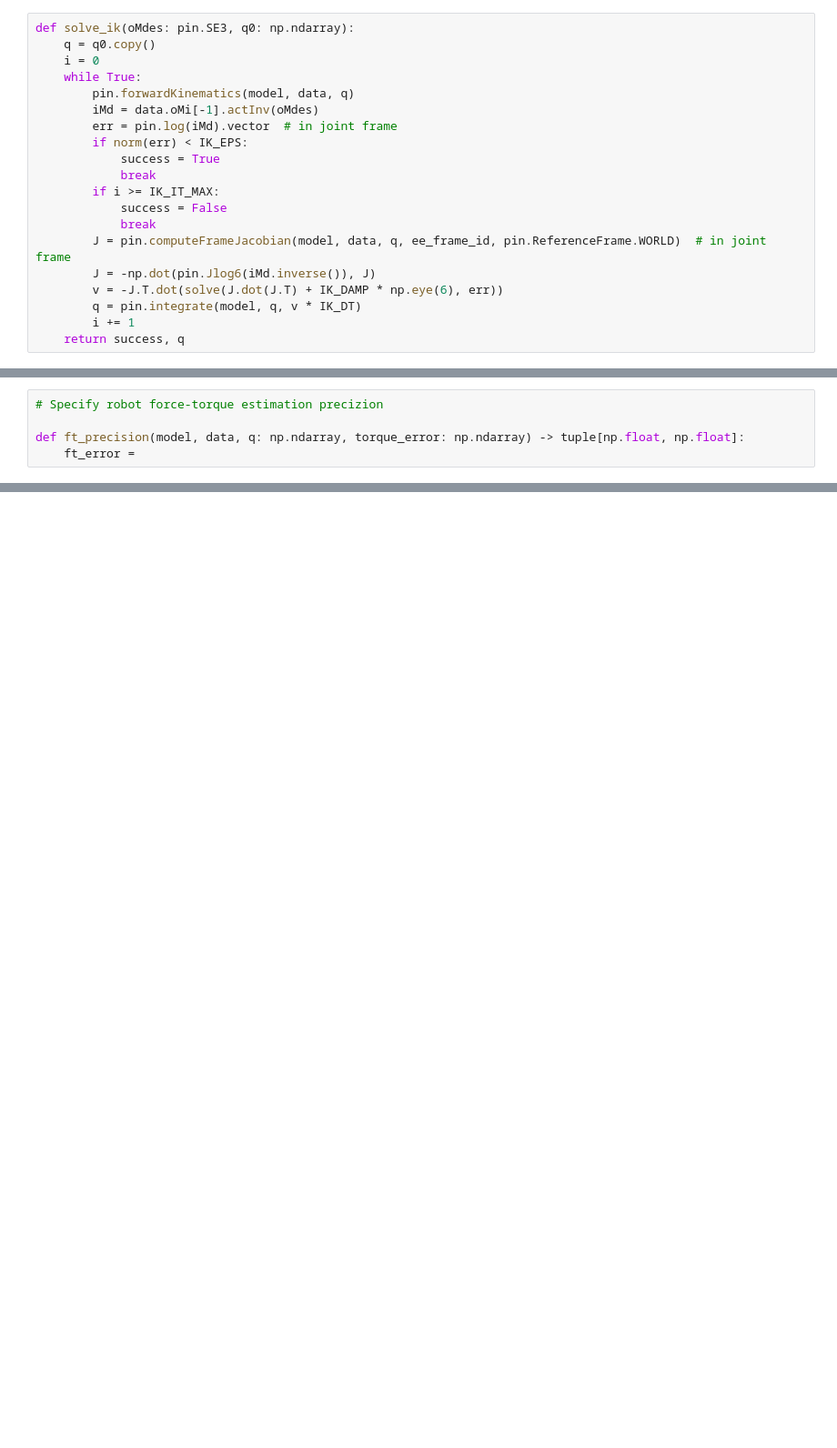
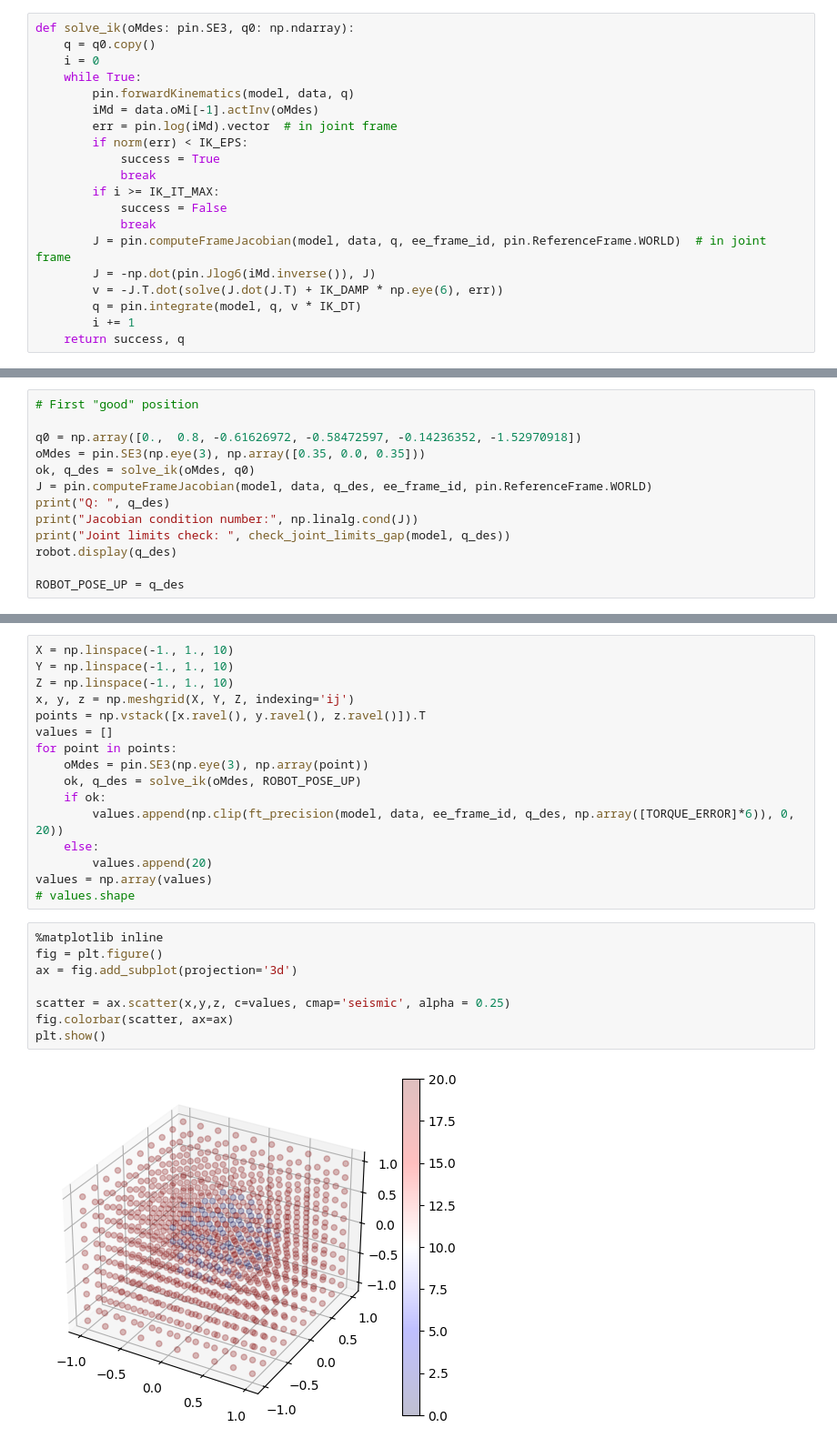
Before and after one commit to composable-learning-manipulation/robot_force_precision_calc, a Jupyter notebook: z1_calculate_ft_precision.ipynb, the cells around one changed output, grey strips where cells are left out. Shown at 91% size. Cells and saved outputs as stored; diff of their text form; blank space fills up the shorter version.

Commit message:
added ft error calculating

```diff
--- a/z1_calculate_ft_precision.ipynb
+++ b/z1_calculate_ft_precision.ipynb
@@ -111,5 +135,0 @@ True [-3.33439174e-03  1.61664871e+00 -6.11480750e-01  5.27790729e+00
-# %%
-# Specify robot force-torque estimation precizion
-
-def ft_precision(model, data, q: np.ndarray, torque_error: np.ndarray) -> tuple[np.float, np.float]:
-    ft_error =
@@ -129,0 +145,13 @@ NameError: name 'plt' is not defined
+# %%
+# First "good" position
+
+q0 = np.array([0.,  0.8, -0.61626972, -0.58472597, -0.14236352, -1.52970918])
+oMdes = pin.SE3(np.eye(3), np.array([0.35, 0.0, 0.35]))
+ok, q_des = solve_ik(oMdes, q0)
+J = pin.computeFrameJacobian(model, data, q_des, ee_frame_id, pin.ReferenceFrame.WORLD)
+print("Q: ", q_des)
+print("Jacobian condition number:", np.linalg.cond(J))
+print("Joint limits check: ", check_joint_limits_gap(model, q_des))
+robot.display(q_des)
+
+ROBOT_POSE_UP = q_des
@@ -129,0 +176,26 @@ NameError: name 'plt' is not defined
+# %%
+X = np.linspace(-1., 1., 10)
+Y = np.linspace(-1., 1., 10)
+Z = np.linspace(-1., 1., 10)
+x, y, z = np.meshgrid(X, Y, Z, indexing='ij')
+points = np.vstack([x.ravel(), y.ravel(), z.ravel()]).T
+values = []
+for point in points:
+    oMdes = pin.SE3(np.eye(3), np.array(point))
+    ok, q_des = solve_ik(oMdes, ROBOT_POSE_UP)
+    if ok:
+        values.append(np.clip(ft_precision(model, data, ee_frame_id, q_des, np.array([TORQUE_ERROR]*6)), 0, 20))
+    else:
+        values.append(20)
+values = np.array(values)
+# values.shape
+# %%
+%matplotlib inline
+fig = plt.figure()
+ax = fig.add_subplot(projection='3d')
+
+scatter = ax.scatter(x,y,z, c=values, cmap='seismic', alpha = 0.25)
+fig.colorbar(scatter, ax=ax)
+plt.show()
+# %% [output]
+[figure, added]
```
Also changed, not shown: parts of 12 cells of this notebook, 2 other files.
